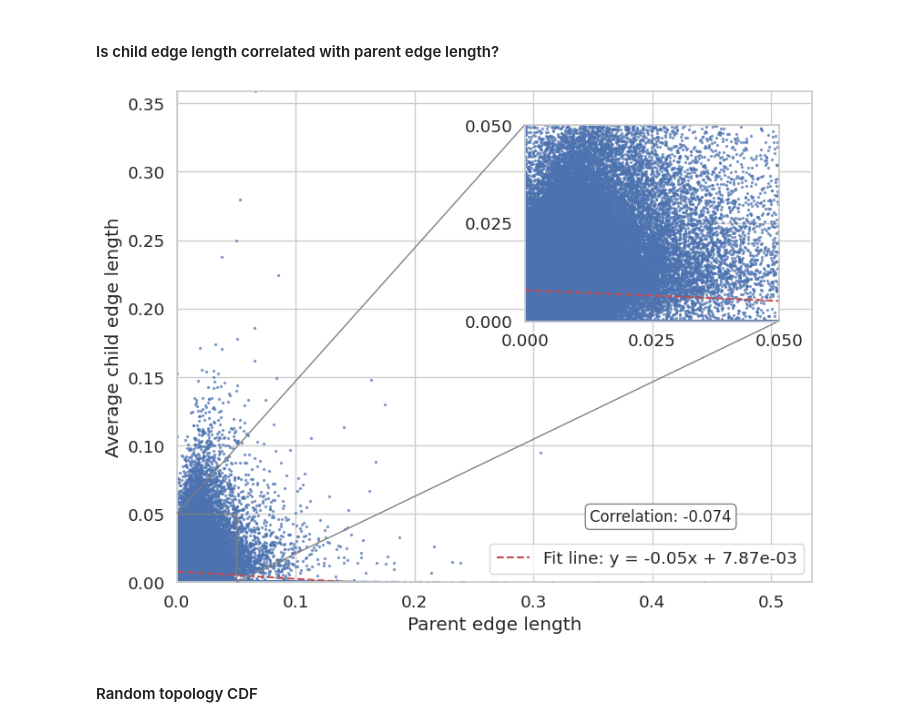
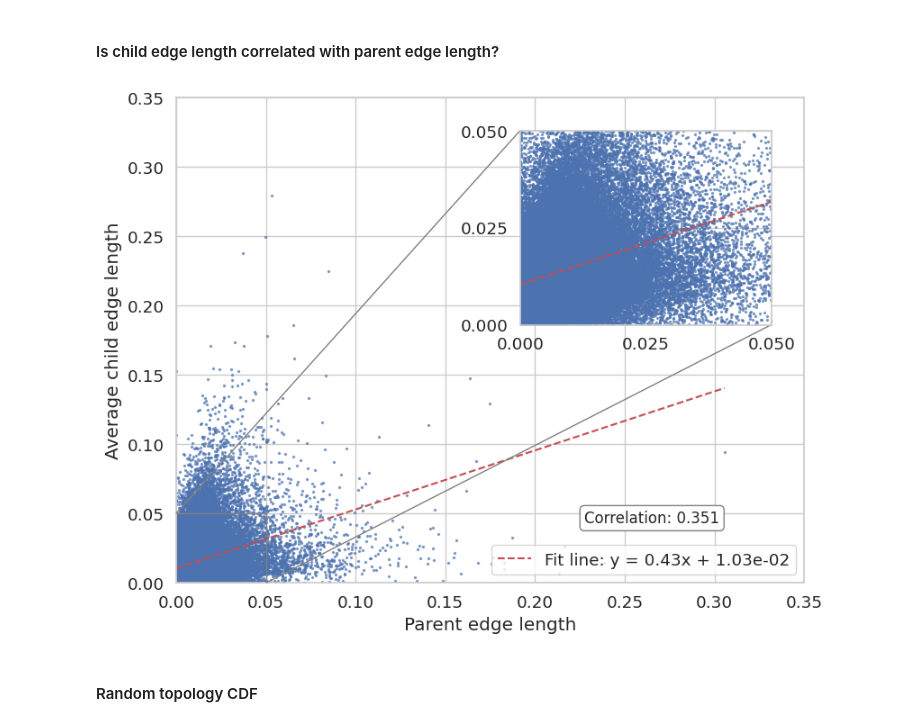
Before and after one commit to spsvihla/pcms, a Jupyter notebook: notebooks/haar_like_wavelets_level_of_significance.ipynb, the cells around one changed output. Drawn from its saved outputs; the diff is of its cells as text; code cells hidden in the pictures.

```diff
--- a/notebooks/haar_like_wavelets_level_of_significance.ipynb
+++ b/notebooks/haar_like_wavelets_level_of_significance.ipynb
@@ -810,63 +827,62 @@ plt.show()
 # %% [markdown]
 #### Is child edge length correlated with parent edge length?
 # %%
-avg_child_edge_lengths = np.ndarray(edge_lengths.shape)
-for i in range(edge_lengths.size):
-    if tree.get_child(i) == -1:
-        avg_child_edge_lengths[i] = 0
-        continue
+avg_child_edge_lengths = []
+nodes = tree.find_interior_nodes()
+for i in nodes:
     children = tree.find_children(i)
     child_lengths = [edge_lengths[c] for c in children]
-    avg_child_edge_lengths[i] = np.mean(child_lengths)
+    avg_child_edge_lengths.append(np.mean(child_lengths))
+avg_child_edge_lengths = np.asanyarray(avg_child_edge_lengths)
 # %%
 fig, ax = plt.subplots(figsize=(9,7))
 
 # Compute correlation coefficient
-corr = np.corrcoef(avg_child_edge_lengths, edge_lengths)[0, 1]
+corr = np.corrcoef(avg_child_edge_lengths, edge_lengths[nodes])[0, 1]
 
 # Linear regression parameters (y = m*x + b)
-m, b = np.polyfit(edge_lengths, avg_child_edge_lengths, 1)
+m, b = np.polyfit(edge_lengths[nodes], avg_child_edge_lengths, 1)
 
 # Scatter plot full range
-ax.scatter(edge_lengths, avg_child_edge_lengths, s=2, alpha=0.6)
+ax.scatter(edge_lengths[nodes], avg_child_edge_lengths, s=2, alpha=0.6)
 ax.set_xlabel("Parent edge length")
 ax.set_ylabel("Average child edge length")
 
 # Plot the best fit line on full range
-x_vals = np.array([edge_lengths.min(), edge_lengths.max()])
+x_vals = np.array([edge_lengths[nodes].min(), edge_lengths[nodes].max()])
 y_vals = m * x_vals + b
 ax.plot(x_vals, y_vals, 'r--', label=f"Fit line: y = {m:.2f}x + {b:.2e}")
 
-ax.set_xlim(edge_lengths.min(), edge_lengths.max())
-ax.set_ylim(avg_child_edge_lengths.min(), avg_child_edge_lengths.max())
+ax.set_xlim(edge_lengths[nodes].min(), 0.35)
+ax.set_ylim(avg_child_edge_lengths.min(), 0.35)
 
 # Add correlation coefficient text
 ax.text(0.65, 0.15, f"Correlation: {corr:.3f}", transform=ax.transAxes,
         fontsize=12, verticalalignment='top', bbox=dict(boxstyle="round,pad=0.3", fc="white", ec="gray"))
 
 # Create inset axes for zoomed plot
 axins = inset_axes(ax, width="40%", height="40%", loc='upper right', borderpad=2)
 
 # Scatter zoomed in
-axins.scatter(edge_lengths, avg_child_edge_lengths, s=2, alpha=0.6)
+axins.scatter(edge_lengths[nodes], avg_child_edge_lengths, s=2, alpha=0.6)
 
 # Zoomed best fit line (same slope/intercept)
 x_zoom = np.array([0, 0.05])
 y_zoom = m * x_zoom + b
 axins.plot(x_zoom, y_zoom, 'r--')
 
 axins.set_xlim(0, 0.05)
 axins.set_ylim(0, 0.05)
 axins.set_xticks([0, 0.025, 0.05])
 axins.set_yticks([0, 0.025, 0.05])
 
 # Draw rectangle on main plot showing zoom region
 mark_inset(ax, axins, loc1=2, loc2=4, fc="none", ec="0.5")
 
 ax.legend(loc='lower right')
 plt.show()
 # %% [output]
-[figure, old version]
+[figure, new version]
 # %% [markdown]
 #### Random topology CDF
 # %%
```
Also changed, not shown: parts of 7 cells of this notebook.
